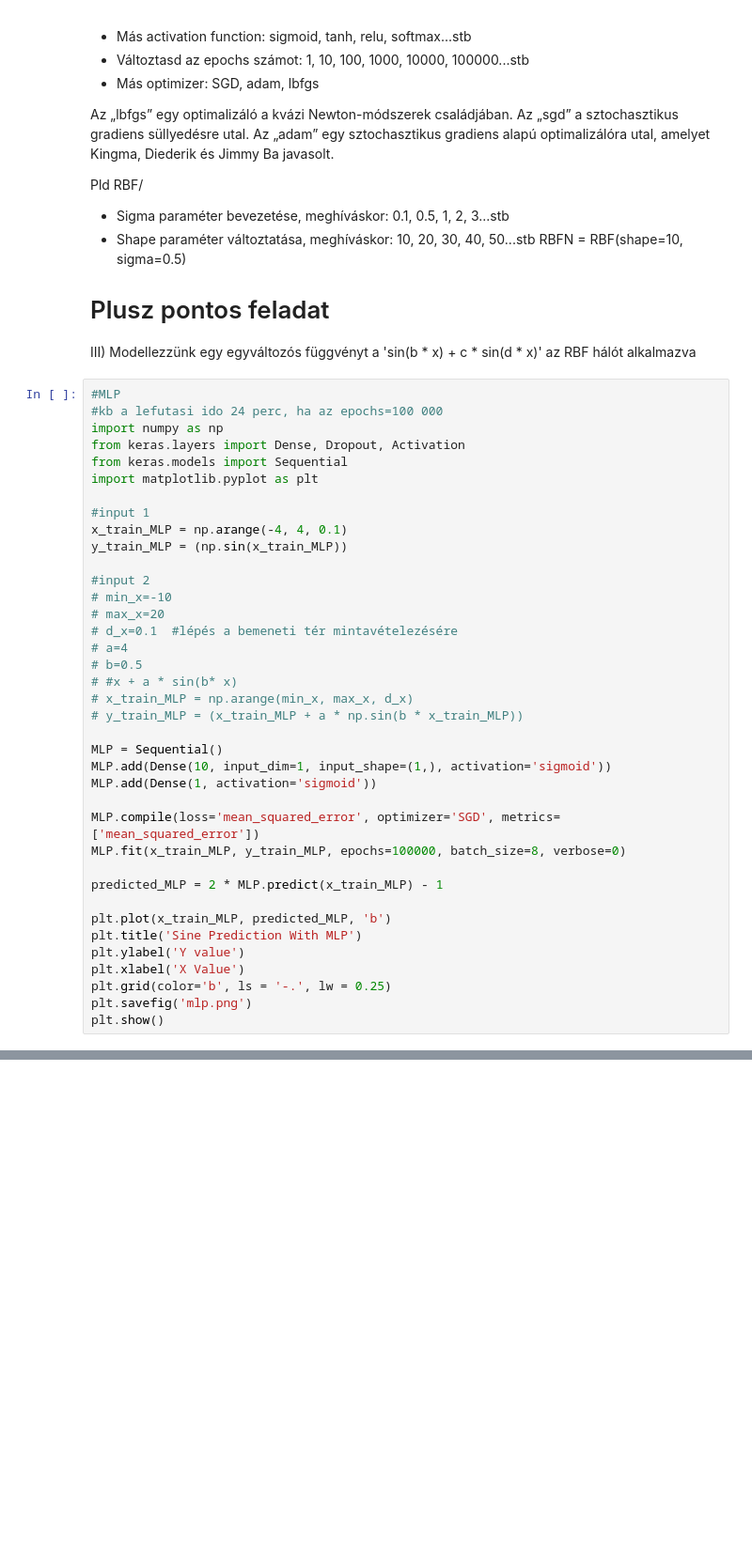
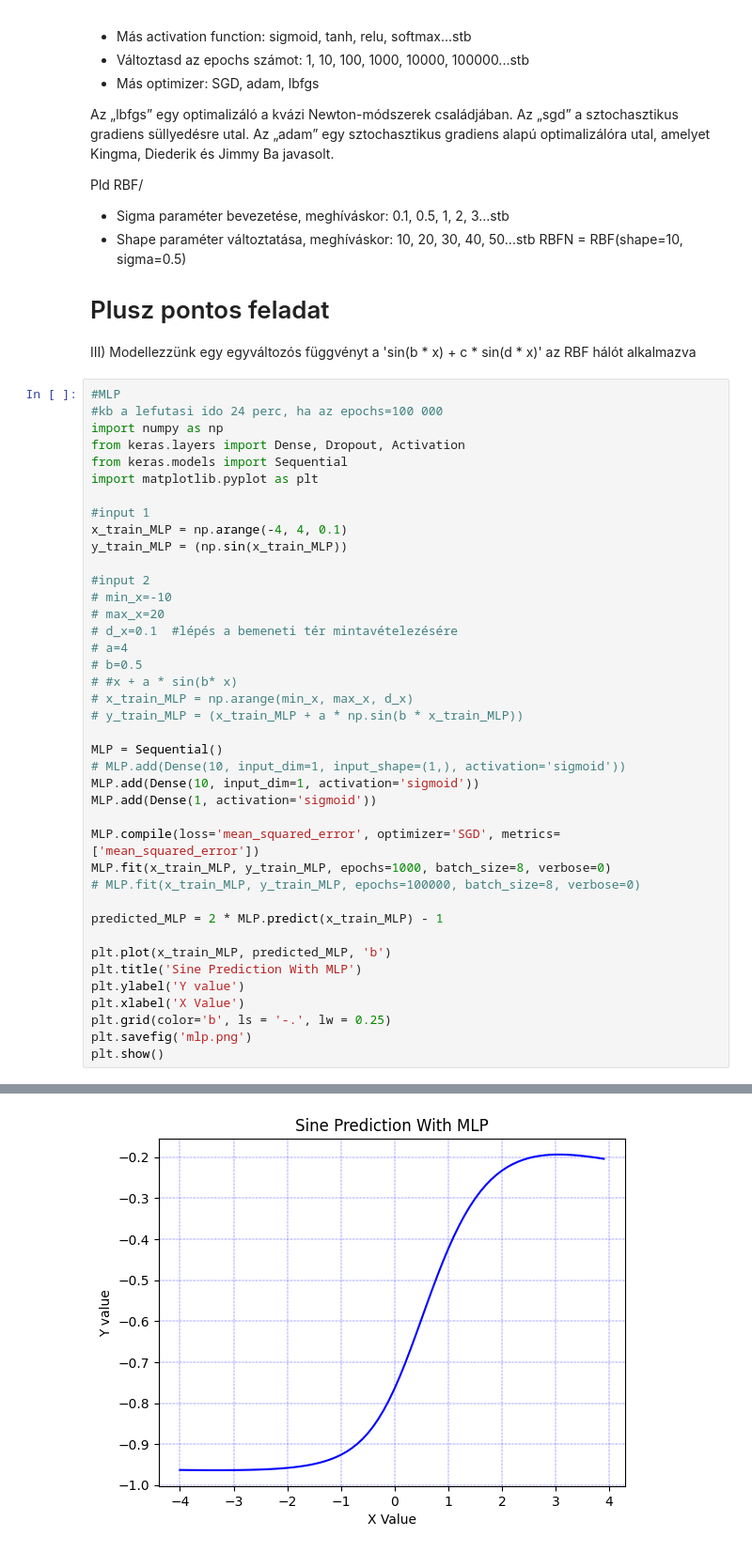
Before and after one commit to MemerGamer/MestersegesIntelligencia, a Jupyter notebook: labor5/Lab5_RBF.ipynb, the cells around one changed output, grey strips where cells are left out. Shown at 94% size. Cells and saved outputs as stored; diff of their text form; blank space fills up the shorter version.

```diff
--- a/labor5/Lab5_RBF.ipynb
+++ b/labor5/Lab5_RBF.ipynb
@@ -76,11 +76,13 @@ y_train_MLP = (np.sin(x_train_MLP))
 # y_train_MLP = (x_train_MLP + a * np.sin(b * x_train_MLP))
 
 MLP = Sequential()
-MLP.add(Dense(10, input_dim=1, input_shape=(1,), activation='sigmoid'))
+# MLP.add(Dense(10, input_dim=1, input_shape=(1,), activation='sigmoid'))
+MLP.add(Dense(10, input_dim=1, activation='sigmoid'))
 MLP.add(Dense(1, activation='sigmoid'))
 
 MLP.compile(loss='mean_squared_error', optimizer='SGD', metrics=['mean_squared_error'])
-MLP.fit(x_train_MLP, y_train_MLP, epochs=100000, batch_size=8, verbose=0)
+MLP.fit(x_train_MLP, y_train_MLP, epochs=1000, batch_size=8, verbose=0)
+# MLP.fit(x_train_MLP, y_train_MLP, epochs=100000, batch_size=8, verbose=0)
 
 predicted_MLP = 2 * MLP.predict(x_train_MLP) - 1
 
@@ -96,3 +98,4 @@ ValueError: Unrecognized keyword arguments passed to Dense: {'input_shape': (1,)
+[figure, added]
 # %%
 #RBF
 import numpy as np
```
Also changed, not shown: parts of 4 cells of this notebook, 3 other files.
